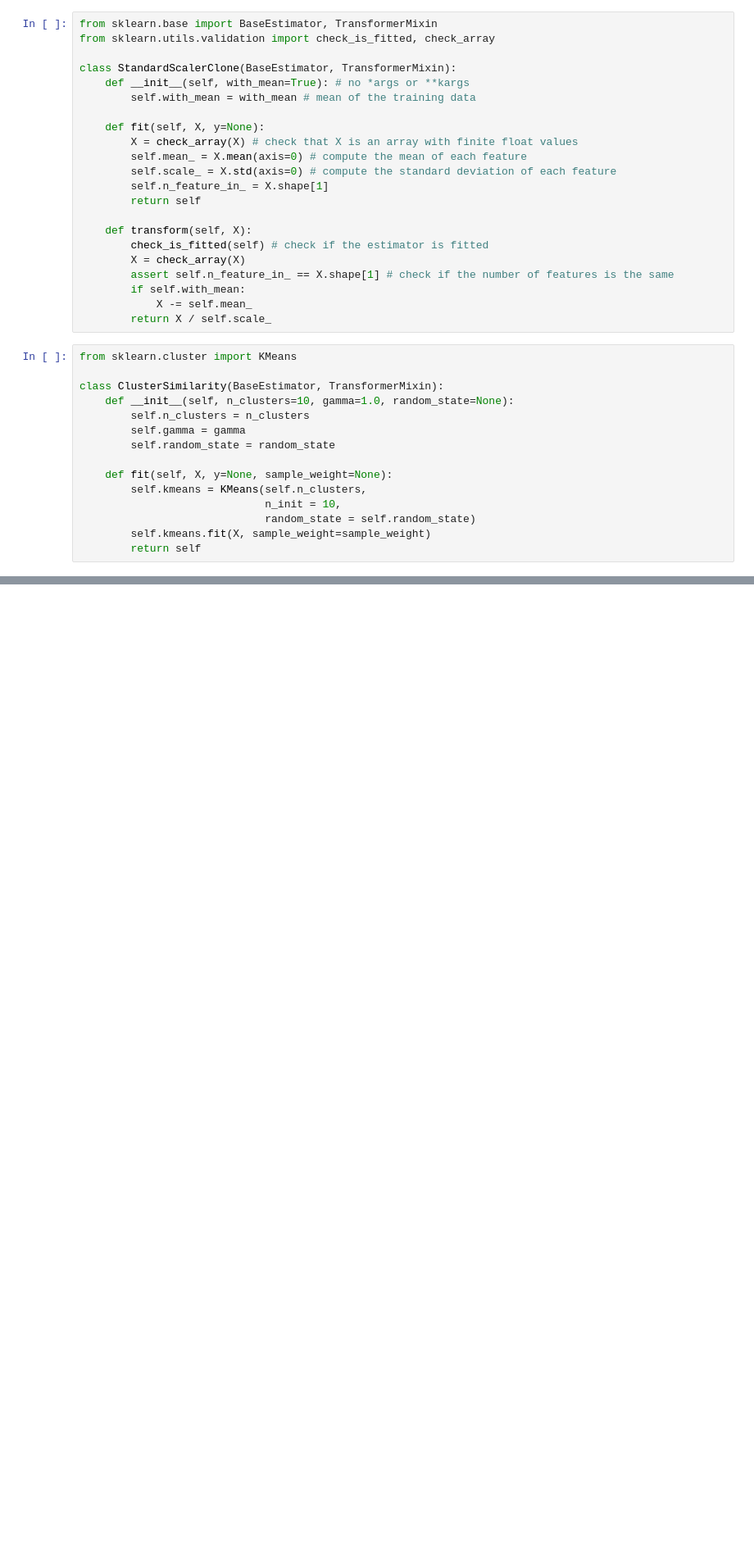
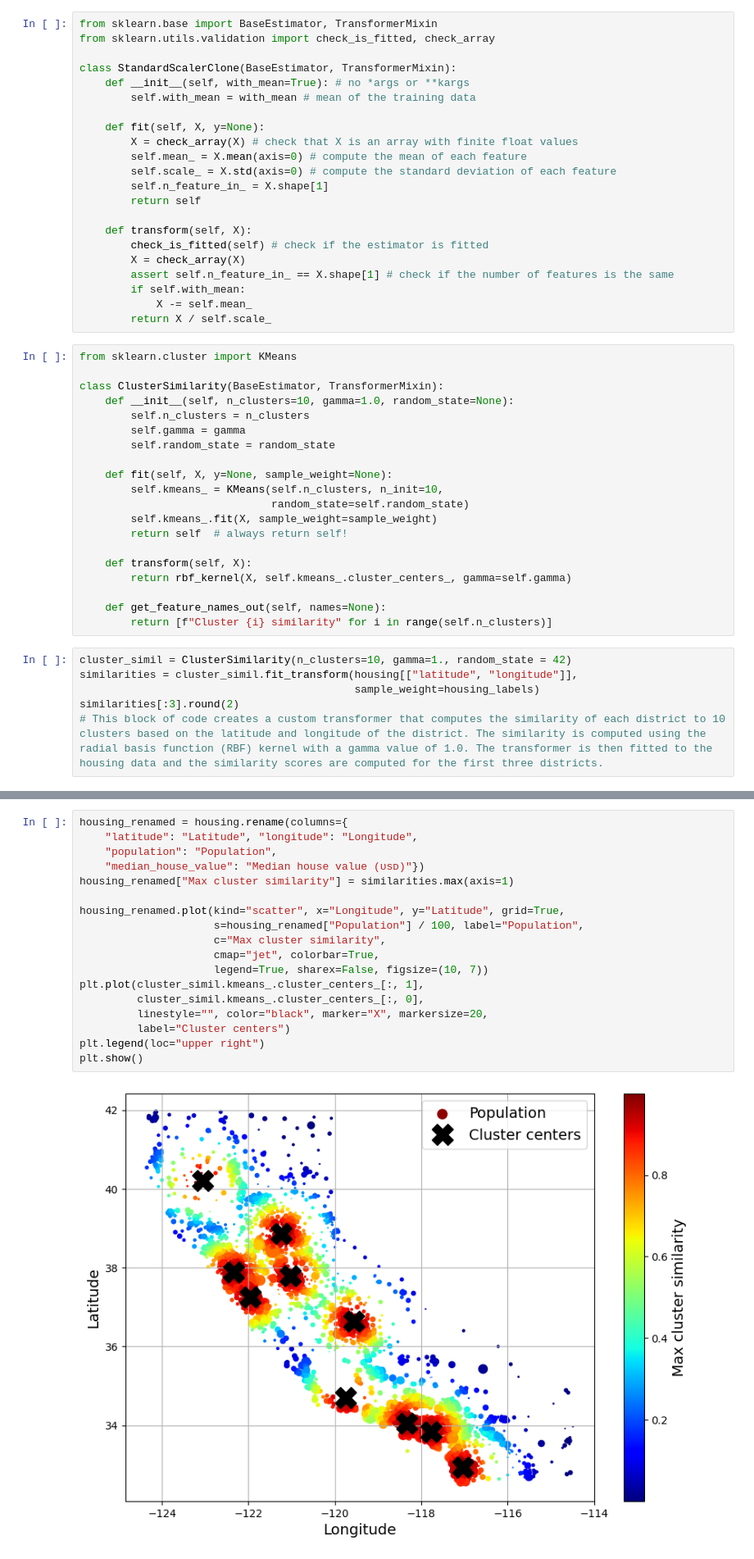
Before and after one commit to phil-melton/Hands-On-ML, a Jupyter notebook: CaliforniaHousing.ipynb, the cells around one changed output, grey strips where cells are left out. Shown at 82% size. Drawn from its saved outputs; the diff is of its cells as text; blank space fills up the shorter version.

```diff
--- a/CaliforniaHousing.ipynb
+++ b/CaliforniaHousing.ipynb
@@ -376,8 +615,19 @@ class ClusterSimilarity(BaseEstimator, TransformerMixin):
         self.random_state = random_state
 
     def fit(self, X, y=None, sample_weight=None):
-        self.kmeans = KMeans(self.n_clusters,
-                             n_init = 10,
-                             random_state = self.random_state)
-        self.kmeans.fit(X, sample_weight=sample_weight)
-        return self
+        self.kmeans_ = KMeans(self.n_clusters, n_init=10,
+                              random_state=self.random_state)
+        self.kmeans_.fit(X, sample_weight=sample_weight)
+        return self  # always return self!
+
+    def transform(self, X):
+        return rbf_kernel(X, self.kmeans_.cluster_centers_, gamma=self.gamma)
+
+    def get_feature_names_out(self, names=None):
+        return [f"Cluster {i} similarity" for i in range(self.n_clusters)]
+# %%
+cluster_simil = ClusterSimilarity(n_clusters=10, gamma=1., random_state = 42)
+similarities = cluster_simil.fit_transform(housing[["latitude", "longitude"]],
+                                           sample_weight=housing_labels)
+similarities[:3].round(2)
+# This block of code creates a custom transformer that computes the similarity of each district to 10 clusters based on the latitude and longitude of the district. The similarity is computed using the radial basis function (RBF) kernel with a gamma value of 1.0. The transformer is then fitted to the housing data and the similarity scores are computed for the first three districts.
@@ -383,0 +638,20 @@ class ClusterSimilarity(BaseEstimator, TransformerMixin):
+# %%
+housing_renamed = housing.rename(columns={
+    "latitude": "Latitude", "longitude": "Longitude",
+    "population": "Population",
+    "median_house_value": "Median house value (ᴜsᴅ)"})
+housing_renamed["Max cluster similarity"] = similarities.max(axis=1)
+
+housing_renamed.plot(kind="scatter", x="Longitude", y="Latitude", grid=True,
+                     s=housing_renamed["Population"] / 100, label="Population",
+                     c="Max cluster similarity",
+                     cmap="jet", colorbar=True,
+                     legend=True, sharex=False, figsize=(10, 7))
+plt.plot(cluster_simil.kmeans_.cluster_centers_[:, 1],
+         cluster_simil.kmeans_.cluster_centers_[:, 0],
+         linestyle="", color="black", marker="X", markersize=20,
+         label="Cluster centers")
+plt.legend(loc="upper right")
+plt.show()
+# %% [output]
+[figure, added]
```
Also changed, not shown: parts of 70 cells of this notebook.
